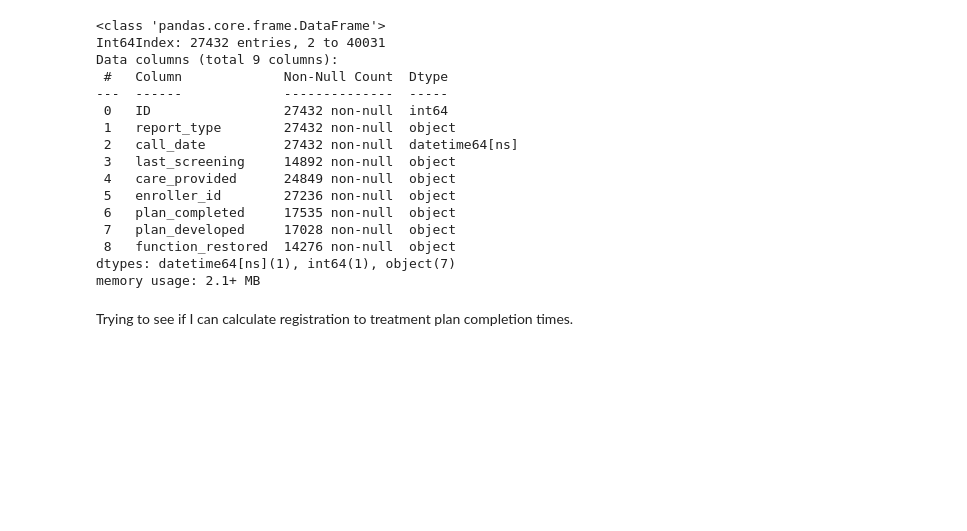
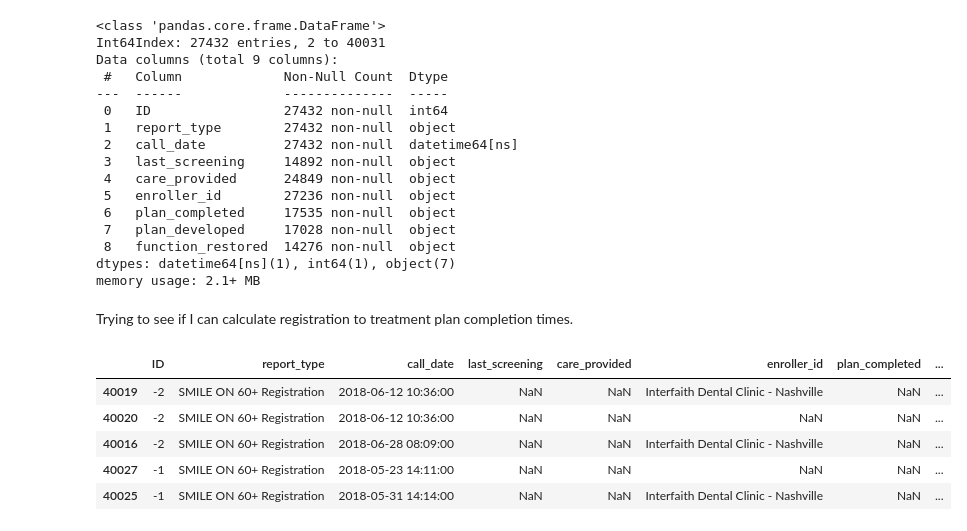
Before and after one commit to bsfcs/smile-on-hulk, a Jupyter notebook: notebooks/EDA.ipynb, the cells around one changed output. Saved outputs shown, nothing was run; the diff lists cells and outputs as text; code cells hidden in the pictures; blank space fills up the shorter version.

Commit message:
Start of time calculation

```diff
--- a/notebooks/EDA.ipynb
+++ b/notebooks/EDA.ipynb
@@ -383,12 +383,12 @@ memory usage: 2.1+ MB
 # %% [markdown]
 Trying to see if I can calculate registration to treatment plan completion times.
 # %%
-smile_small = smile_small.sort_values(['ID', 'call_date'])
-treatment_time = pd.DataFrame()
-for id in smile_small:
-    smile_small.groupby('ID')
-    if id['report_type'] == 'SMILE ON 60+ Registration':
-        treatment_time.append(id)
-    elif id['plan_completed'] == 'Yes':
-        treatment_time.append(id)
-    smile_small['treatment_time'] = smile_small['call_date'] - smile_small['']
+# smile_small = smile_small.sort_values(['ID', 'call_date'])
+# treatment_time = pd.DataFrame()
+# for id in smile_small:
+#     smile_small.groupby('ID')
+#     if id['report_type'] == 'SMILE ON 60+ Registration':
+#         treatment_time.append(id)
+#     elif id['plan_completed'] == 'Yes':
+#         treatment_time.append(id)
+#     smile_small['treatment_time'] = smile_small['call_date'] - smile_small['']
@@ -394,0 +402,11 @@ for id in smile_small:
+# %%
+reg_date = smile_small[smile_small['report_type'] == 'SMILE ON 60+ Registration']
+# %%
+reg_date.head()
+# %% [output]
+|  | ID | report_type | call_date | last_screening | care_provided | enroller_id | plan_completed | ... |
+| 40019 | -2 | SMILE ON 60+ Registration | 2018-06-12 10:36:00 | NaN | NaN | Interfaith Dental Clinic - Nashville | NaN | ... |
+| 40020 | -2 | SMILE ON 60+ Registration | 2018-06-12 10:36:00 | NaN | NaN | NaN | NaN | ... |
+| 40016 | -2 | SMILE ON 60+ Registration | 2018-06-28 08:09:00 | NaN | NaN | Interfaith Dental Clinic - Nashville | NaN | ... |
+| 40027 | -1 | SMILE ON 60+ Registration | 2018-05-23 14:11:00 | NaN | NaN | NaN | NaN | ... |
+| 40025 | -1 | SMILE ON 60+ Registration | 2018-05-31 14:14:00 | NaN | NaN | Interfaith Dental Clinic - Nashville | NaN | ... |
```
Also changed, not shown: parts of 19 cells of this notebook.
